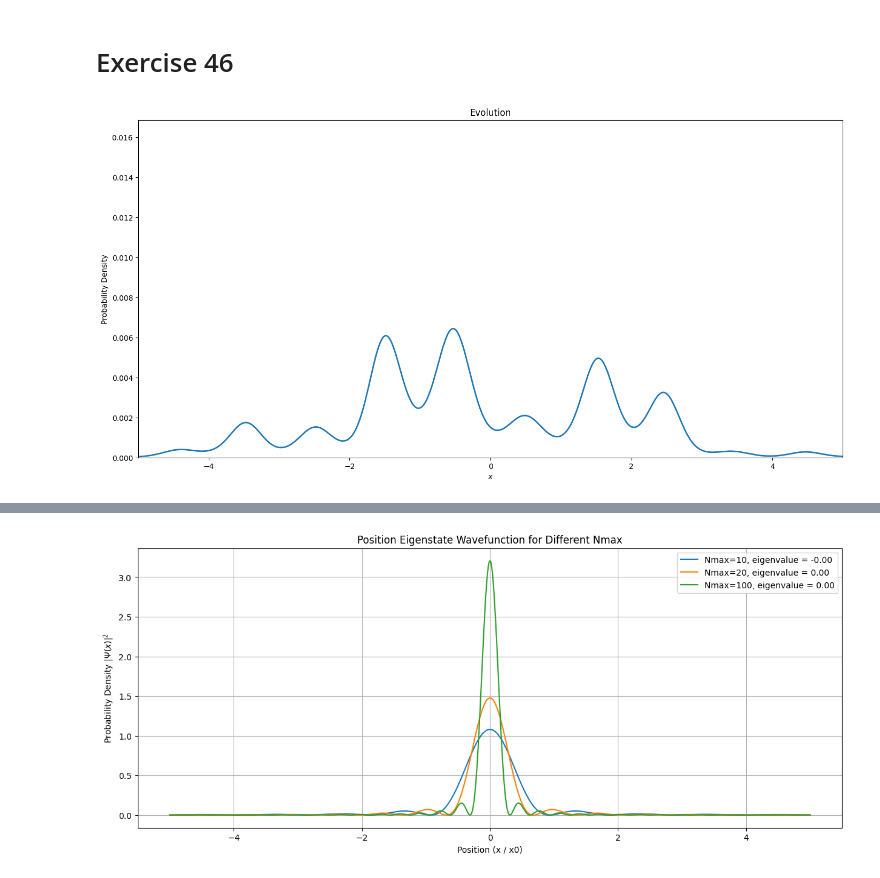
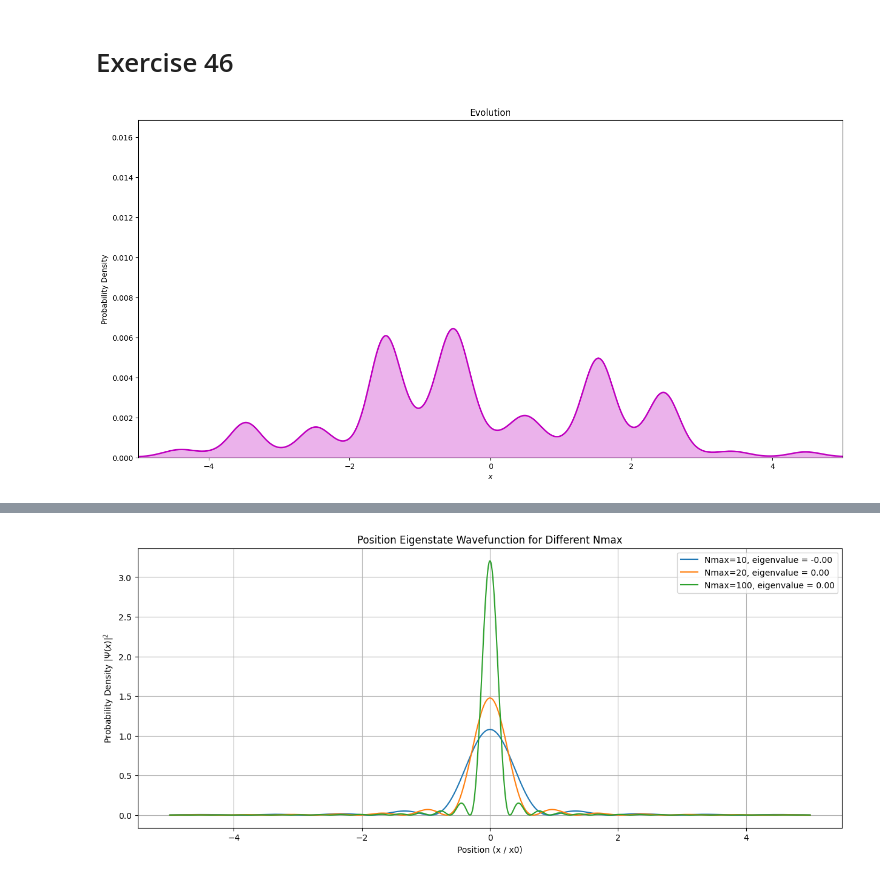
Before and after one commit to Gopal-Dahale/qmnp, a Jupyter notebook: hw2/hw2.ipynb, the cells around one changed output, grey strips where cells are left out. Saved outputs shown, nothing was run; the diff lists cells and outputs as text; code cells hidden in the pictures.

```diff
--- a/hw2/hw2.ipynb
+++ b/hw2/hw2.ipynb
@@ -1164,36 +1173,44 @@ exponentials = np.exp(
 
 # precompute Time-evolved wavefunction Φ(x, t) using Eq. (76) for each value of a
 phi_x_t = (
     phi_k_x[:, :, np.newaxis]
     * exponentials[:, np.newaxis, :]
     * phi_n_coeffs[:, np.newaxis, np.newaxis]
 ).sum(axis=0)
 
 # Create and save animations for each value of a
 # Initialize the plot
 fig, ax = plt.subplots(1, 1, figsize=(15, 8))
 plt.tight_layout(pad=5.0)
 
 ax.set_xlim(x_vals[0], x_vals[-1])
 ax.set_ylim(0, np.max(np.abs(phi_x_t) ** 2))
 ax.set_ylabel("Probability Density")
 ax.set_xlabel("$x$")
 
 line = [ax.plot([], [], lw=2)[0]]
+fill = [ax.fill_between([], [], alpha=0.3, color='m')]
 ax.set_title(r"Evolution")
 
 
 # Animation function
 def animate(i):
-    line[0].set_data(x_vals, np.abs(phi_x_t[:, i]) ** 2)
+    y_vals = np.abs(phi_x_t[:, i]) ** 2
+    line[0].set_data(x_vals, y_vals)
+    line[0].set_color('m')
+    # Remove previous fill
+    for coll in ax.collections:
+        coll.remove()
+    # Add new fill
+    ax.fill_between(x_vals, y_vals, alpha=0.3, color='m')
     return line
 
 
 ani = FuncAnimation(fig, animate, frames=time_steps, blit=True)
-ani.save(f"tunneling.gif", writer="ffmpeg", fps=30)
+ani.save(f"images/ex_46.gif", writer="ffmpeg", fps=30)
 plt.show()
 # %% [output]
-[figure, old version]
+[figure, new version]
 # %% [markdown]
 # Exercise 47
 
```
Also changed, not shown: parts of 9 cells of this notebook, 10 other files.
